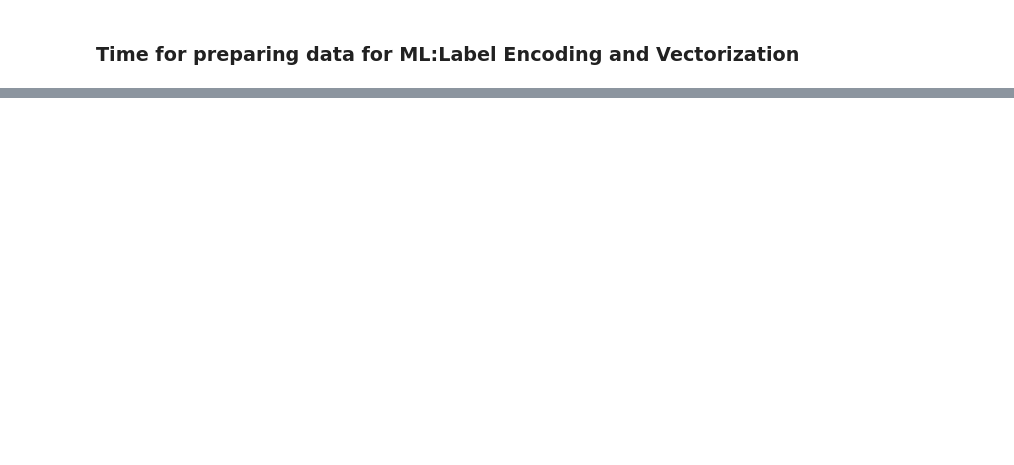
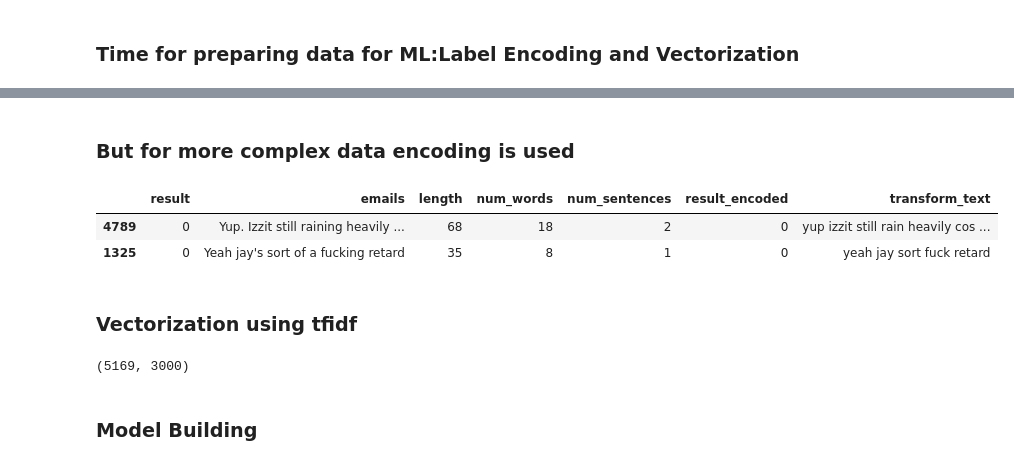
Before and after one commit to seli33/spam-detection, a Jupyter notebook: spam.ipynb, the cells around one changed output, grey strips where cells are left out. Drawn from its saved outputs; the diff is of its cells as text; code cells hidden in the pictures; blank space fills up the shorter version.

```diff
--- a/spam.ipynb
+++ b/spam.ipynb
@@ -289,0 +340,13 @@ data.head()
+# %% [markdown]
+### But for more complex data encoding is used
+# %%
+encoder = LabelEncoder()
+data['result'] = encoder.fit_transform(data['result'])
+# %%
+data.sample(2)
+# %% [output]
+|  | result | emails | length | num_words | num_sentences | result_encoded | transform_text |
+| 4789 | 0 | Yup. Izzit still raining heavily ... | 68 | 18 | 2 | 0 | yup izzit still rain heavily cos ... |
+| 1325 | 0 | Yeah jay's sort of a fucking retard | 35 | 8 | 1 | 0 | yeah jay sort fuck retard |
+# %% [markdown]
+### Vectorization using tfidf
@@ -289,0 +359,6 @@ data.head()
+# %%
+X.shape
+# %% [output]
+(5169, 3000)
+# %% [markdown]
+### Model Building
```
Also changed, not shown: parts of 8 cells of this notebook.
